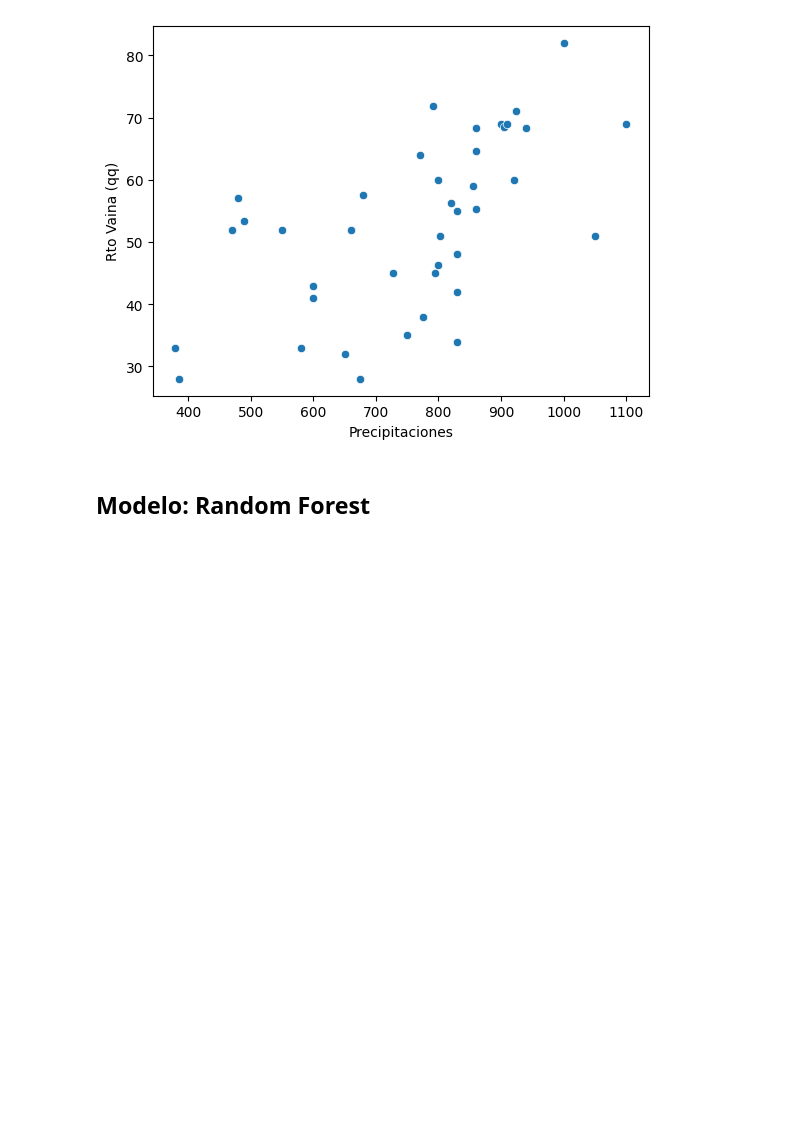
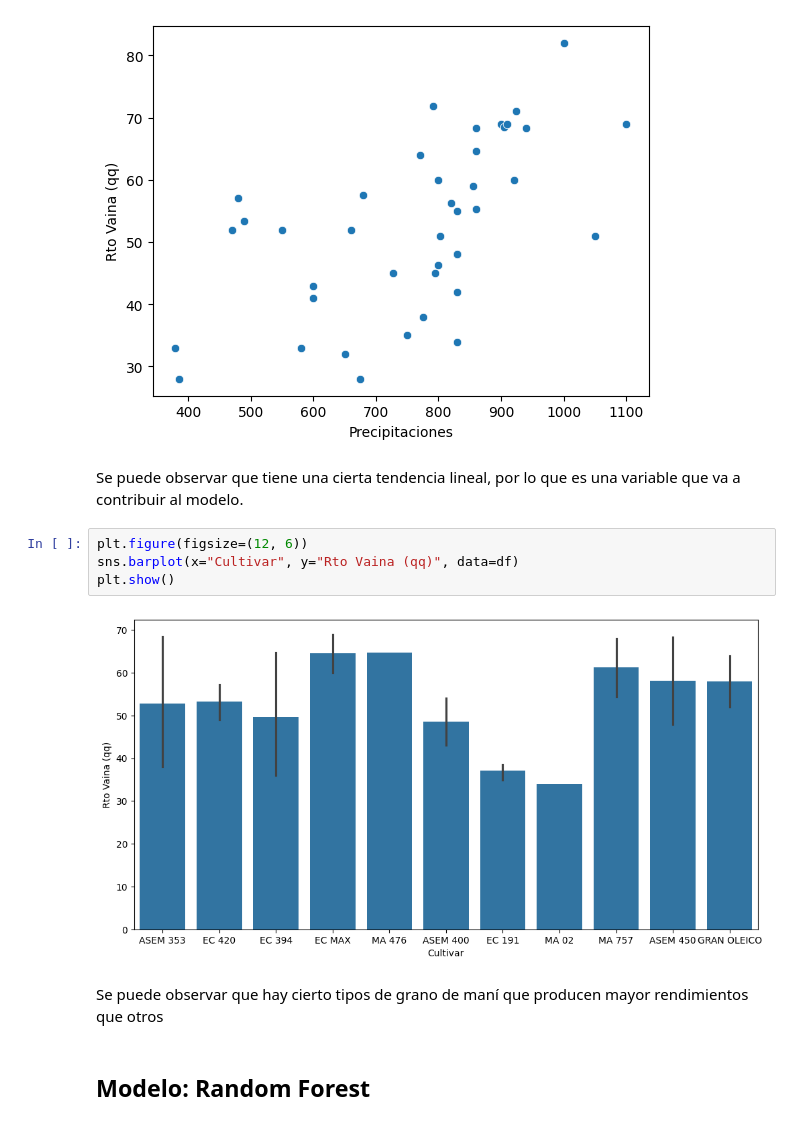
Before and after one commit to cabreonictor/Ciencia-de-Datos-y-Optimizacion-de-Modelos, a Jupyter notebook: Modelado_de_Sistemas_de_IA_Proyecto.ipynb, the cells around one changed output. Saved outputs shown, nothing was run; the diff lists cells and outputs as text; blank space fills up the shorter version.

```diff
--- a/Modelado_de_Sistemas_de_IA_Proyecto.ipynb
+++ b/Modelado_de_Sistemas_de_IA_Proyecto.ipynb
@@ -43,6 +43,16 @@ sns.scatterplot(data=df, x="Precipitaciones", y="Rto Vaina (qq)")
 plt.show()
 # %% [output]
 [figure]
+# %% [markdown]
+Se puede observar que tiene una cierta tendencia lineal, por lo que es una variable que va a contribuir al modelo.
+# %%
+plt.figure(figsize=(12, 6))
+sns.barplot(x="Cultivar", y="Rto Vaina (qq)", data=df)
+plt.show()
+# %% [output]
+[figure, added]
+# %% [markdown]
+Se puede observar que hay cierto tipos de grano de maní que producen mayor rendimientos que otros
 # %% [markdown]
 ## Modelo: Random Forest
 # %%
```
Also changed, not shown: parts of 3 cells of this notebook.
